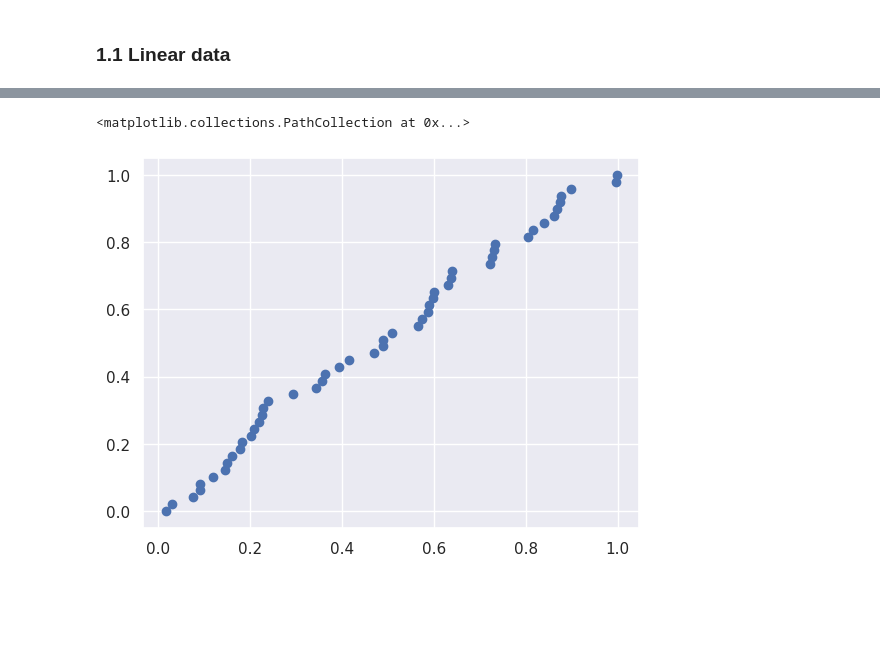
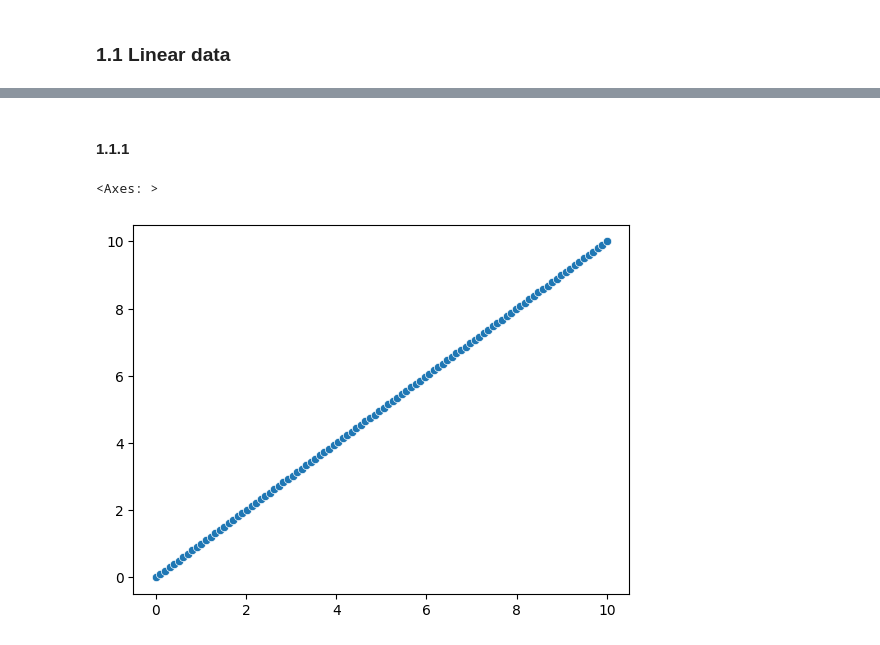
Before and after one commit to modernpacifist/engineering-of-machine-learning-urfu, a Jupyter notebook: math-basics-of-machine-learning/Notebooks/HW2_MBML.ipynb, the cells around one changed output, grey strips where cells are left out. Saved outputs shown, nothing was run; the diff lists cells and outputs as text; code cells hidden in the pictures; blank space fills up the shorter version.

Commit message:
math-basics-of-machine-learning/Notebooks/HW2_MBML.ipynb:finished synthetic data generation

```diff
--- a/math-basics-of-machine-learning/Notebooks/HW2_MBML.ipynb
+++ b/math-basics-of-machine-learning/Notebooks/HW2_MBML.ipynb
@@ -70,5 +40,9 @@ data = np.concatenate([np.linspace(start, stop, 50) for start, stop in zip(inter
-# %%
-plt.scatter(x=intervals, y=linear_data_x)
-# %% [output]
-<matplotlib.collections.PathCollection at 0x...>
-[figure, removed]
+# %% [markdown]
+#### 1.1.1
+# %%
+x = np.linspace(0, 10, 100)
+y = np.linspace(0, 10, 100)
+sns.scatterplot(x=x, y=y)
+# %% [output]
+<Axes: >
+[figure, added]
```
Also changed, not shown: parts of 13 cells of this notebook.
